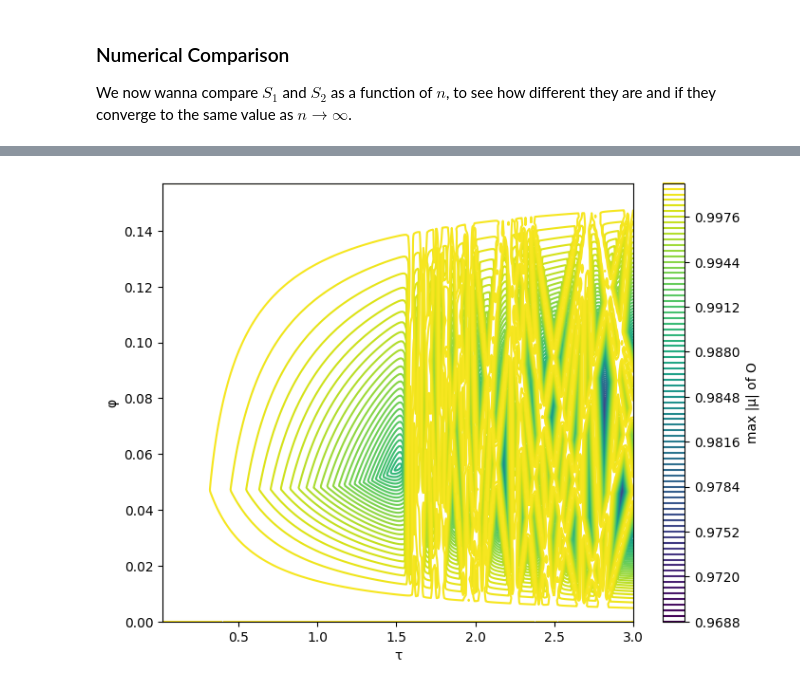
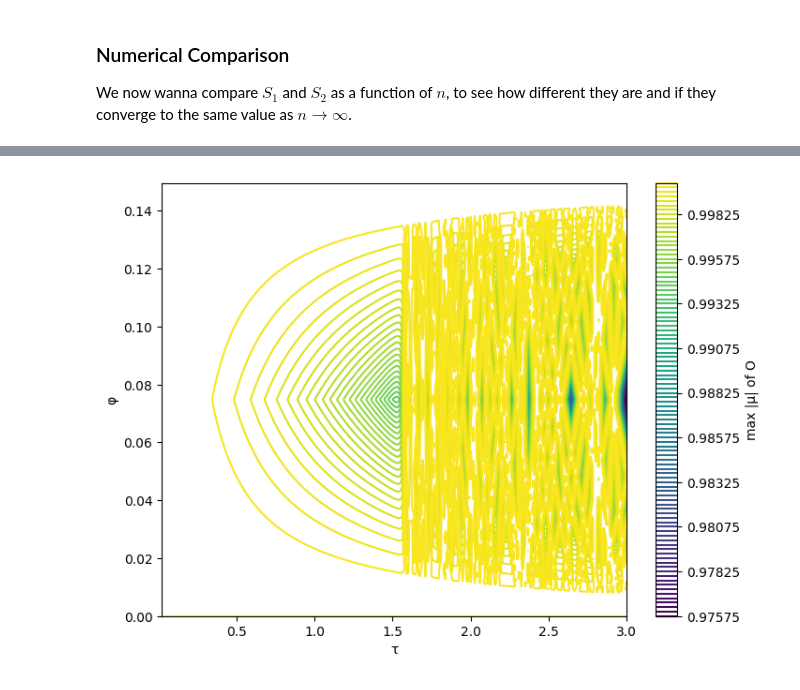
Before and after one commit to Carini108/thesis_PBC, a Jupyter notebook: Desktop/tesi_PBC/test_O_formula.ipynb, the cells around one changed output, grey strips where cells are left out. Drawn from its saved outputs; the diff is of its cells as text; code cells hidden in the pictures.

Commit message:
Numerical check: ran the computation with the very same parameters used in the article by Finocchiaro et al.

```diff
--- a/Desktop/tesi_PBC/test_O_formula.ipynb
+++ b/Desktop/tesi_PBC/test_O_formula.ipynb
@@ -12,12 +12,12 @@ import matplotlib.pyplot as plt
 # graph size and chirality
 ##########################################
 
-num_sites = 20
+num_sites = 21
 target_site = num_sites // 2
-phi = 0
-#phi = np.pi/(2*num_sites)
+#phi = 0
+phi = np.pi/(2*num_sites)
 #phi = np.pi/(num_sites)
-tau = 1.00
+tau = 1.30
 
 ##########################################
 # Laplacian matrix for a 1D line (L = D - A)
@@ -168,7 +172,7 @@ def calculate_eigenvalues(matrix):
 # 2) look for degeneracy or modulus one
 ##########################################
 
-def check_degeneracy(eigenvalues, tolerance=1e-3):
+def check_degeneracy(eigenvalues, tolerance=1e-4):
     n = len(eigenvalues)
     for i in range(n):
         for j in range(i+1,n):
@@ -176,7 +180,7 @@ def check_degeneracy(eigenvalues, tolerance=1e-3):
                 return True
     return False
 
-def check_modulus_one(eigenvalues, tolerance=1e-3):
+def check_modulus_one(eigenvalues, tolerance=1e-4):
     n = len(eigenvalues)
     for i in range(n):
         if np.isclose(np.abs(eigenvalues[i]), 1.0, atol=tolerance):
@@ -208,7 +212,7 @@ def plot_eigenvalues(eigenvalues):
 # 4) highest-modulus eigenvalue as a funct. of phi and tau
 ##########################################
 
-def plot_O_leading_eigenvalue(num_sites, target_site, resolution = 250, tau_min = 0.02, tau_max = 3.00):
+def plot_O_leading_eigenvalue(num_sites, target_site, resolution = 350, tau_min = 0.02, tau_max = 3.00):
     phi_min = 0
     phi_max = +np.pi/num_sites
     tau_vals = np.linspace(tau_min, tau_max, resolution)
@@ -380,9 +385,9 @@ Any modulus one eigenvalue? True
 # %%
 # 4) plot the eigenvalues of O as a function of phi and tau!
-N = 20
+N = 21
 plot_O_leading_eigenvalue(N, N//2)
 # %% [output]
-[figure, old version]
+[figure, new version]
 # %%
 # 5) carry out the biorthogonal decomposition
 evals_B_decomp, L_Evecs, R_Evecs = biorthogonal_decomposition(O)
```
Also changed, not shown: parts of 4 cells of this notebook.
